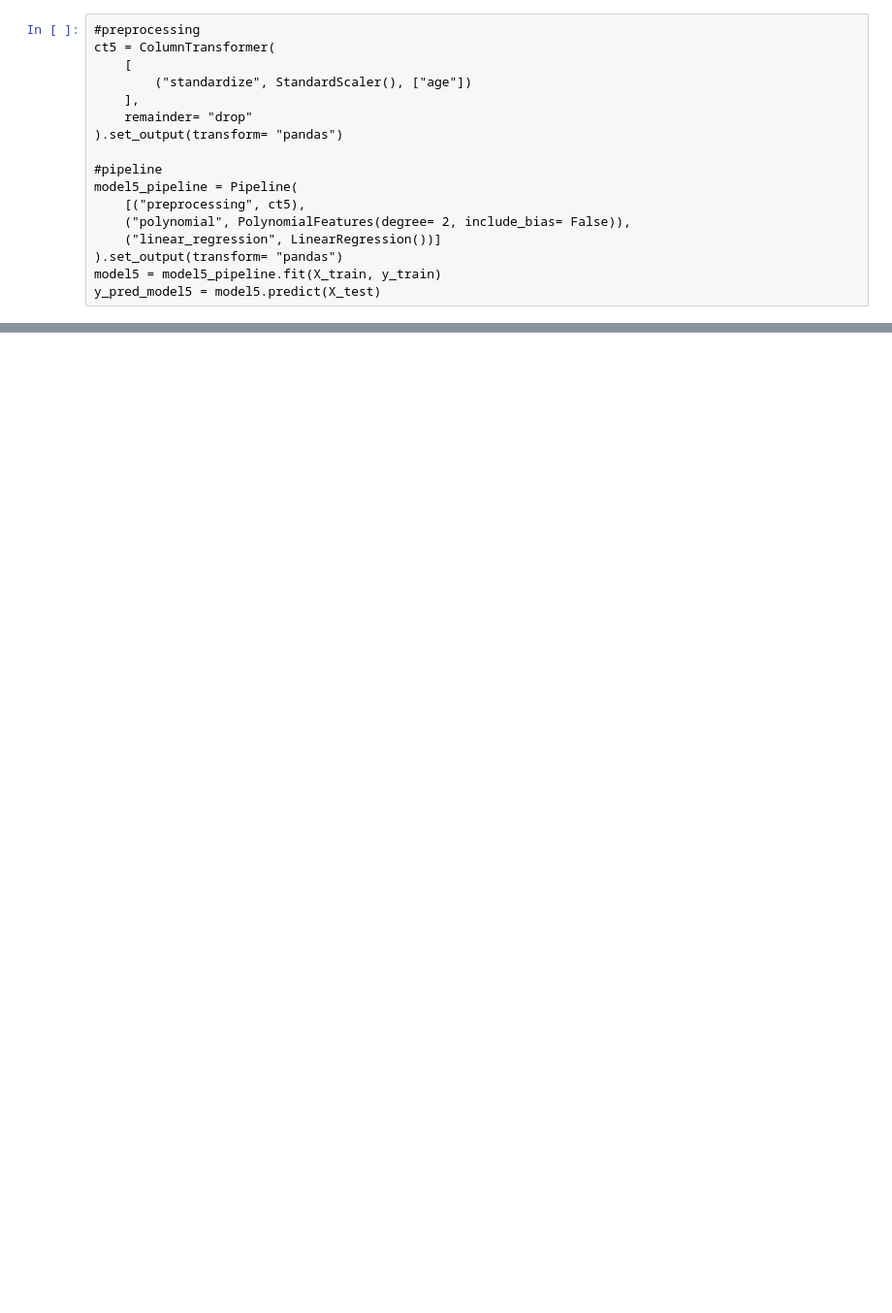
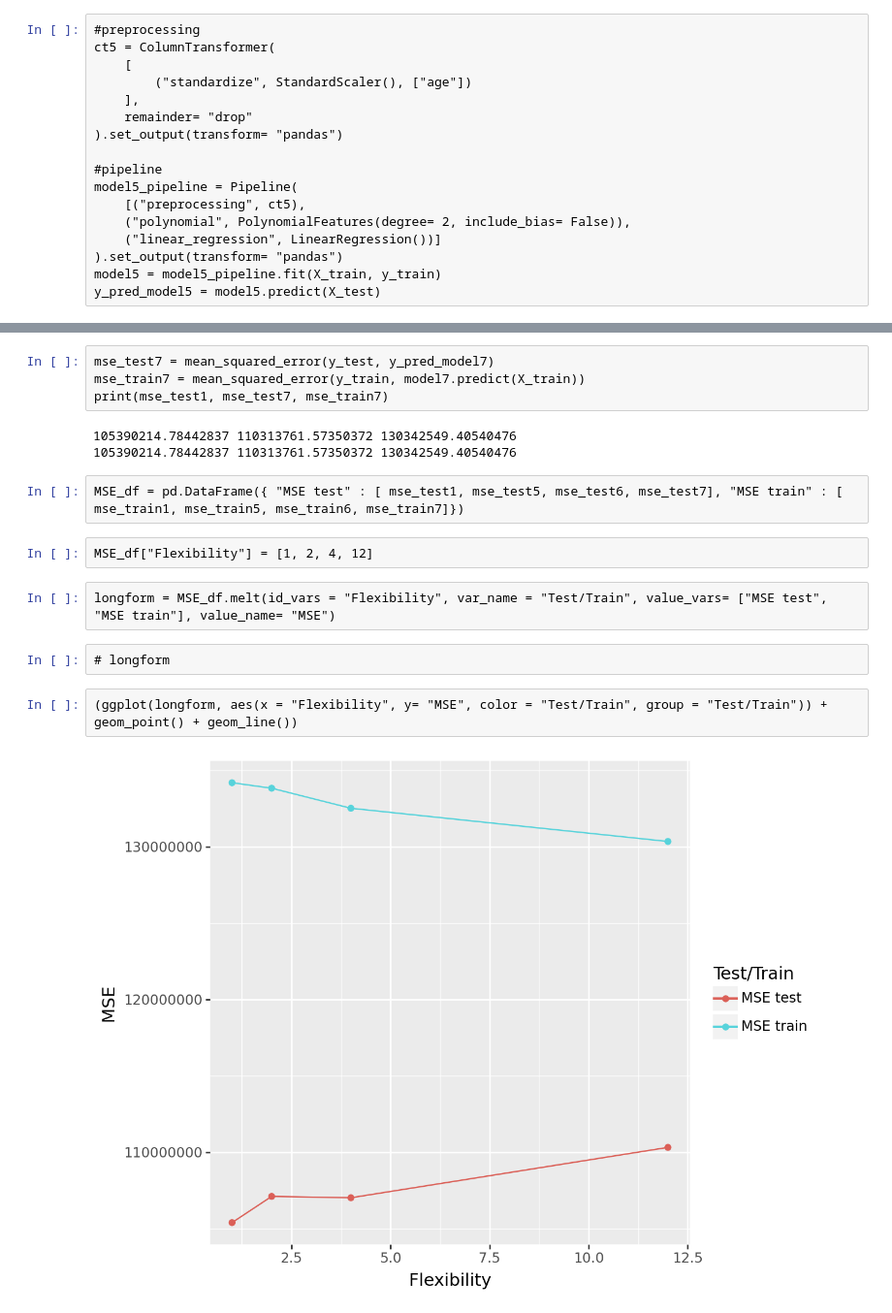
Before and after one commit to davisbove/GSB_544, a Jupyter notebook: Lab_5/lab_5.ipynb, the cells around one changed output, grey strips where cells are left out. Shown at 97% size. Saved outputs shown, nothing was run; the diff lists cells and outputs as text; blank space fills up the shorter version.

```diff
--- a/Lab_5/lab_5.ipynb
+++ b/Lab_5/lab_5.ipynb
@@ -274,0 +320,19 @@ r2_score(y_test, y_pred_model5)
+# %%
+mse_test7 = mean_squared_error(y_test, y_pred_model7)
+mse_train7 = mean_squared_error(y_train, model7.predict(X_train))
+print(mse_test1, mse_test7, mse_train7)
+# %% [output]
+105390214.78442837 110313761.57350372 130342549.40540476
+105390214.78442837 110313761.57350372 130342549.40540476
+# %%
+MSE_df = pd.DataFrame({ "MSE test" : [ mse_test1, mse_test5, mse_test6, mse_test7], "MSE train" : [ mse_train1, mse_train5, mse_train6, mse_train7]})
+# %%
+MSE_df["Flexibility"] = [1, 2, 4, 12]
+# %%
+longform = MSE_df.melt(id_vars = "Flexibility", var_name = "Test/Train", value_vars= ["MSE test", "MSE train"], value_name= "MSE")
+# %%
+# longform
+# %%
+(ggplot(longform, aes(x = "Flexibility", y= "MSE", color = "Test/Train", group = "Test/Train")) + geom_point() + geom_line())
+# %% [output]
+[figure, added]
```
Also changed, not shown: parts of 63 cells of this notebook, 4 other files.
